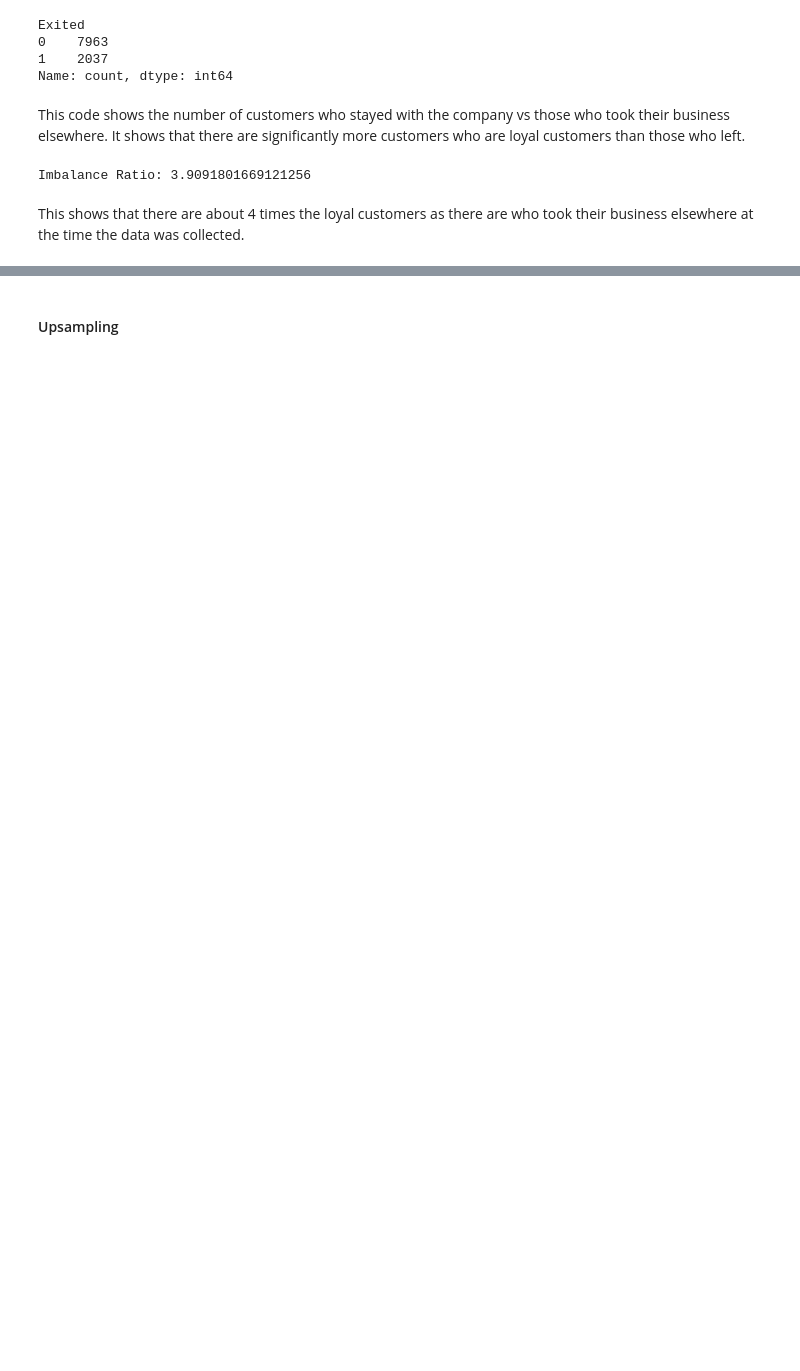
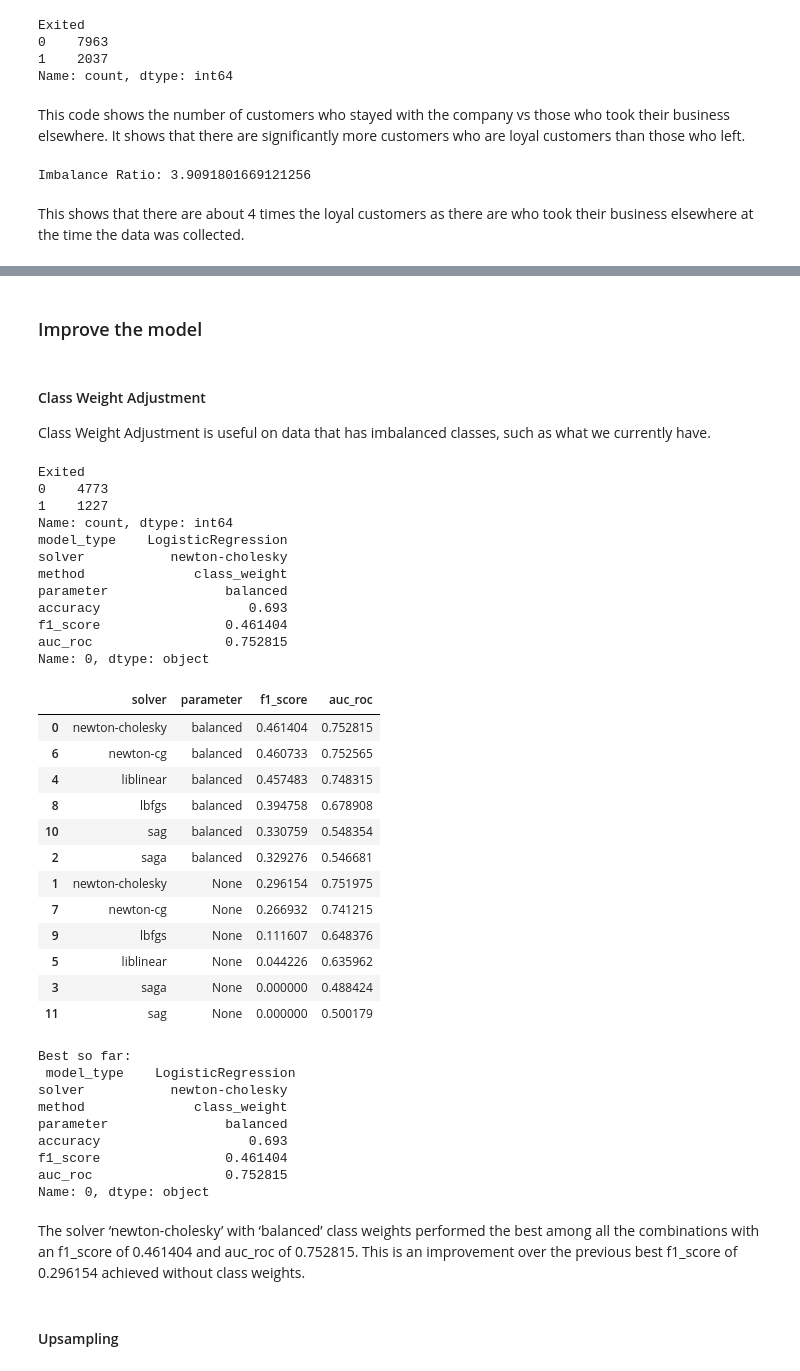
Before and after one commit to jestercruz/TripleTen-Projects, a Jupyter notebook: Sprint 8/beta_bank.ipynb, the cells around one changed output, grey strips where cells are left out. Saved outputs shown, nothing was run; the diff lists cells and outputs as text; code cells hidden in the pictures; blank space fills up the shorter version.

```diff
--- a/Sprint 8/beta_bank.ipynb
+++ b/Sprint 8/beta_bank.ipynb
@@ -168,7 +260,12 @@ We have the new dataframe that has the categories placed into separate columns.
 features = data.drop('Exited', axis=1)
 target = data['Exited']
 
-# Split the data into training and testing sets
-from sklearn.model_selection import train_test_split
-features_train, features_test, target_train, target_test = train_test_split(
-    features, target, test_size=0.2, random_state=42)
+# First, split the data into a training set (60% of the data) and a temp set (40%)
+features_train, features_temp, target_train, target_temp = train_test_split(
+    features, target, test_size=0.4, random_state=42)
+
+# Then, split the temp set into a validation set (50% of the temp)
+# and a testing set (50% of the temp)
+# This will result in a 20/20 split of the entire dataset for validation/testing
+features_valid, features_test, target_valid, target_test = train_test_split(
+    features_temp, target_temp, test_size=0.5, random_state=42)
@@ -191,3 +302,13 @@ print(f'Imbalance Ratio: {imbalance_ratio}')
 Imbalance Ratio: 3.9091801669121256
 # %% [markdown]
 This shows that there are about 4 times the loyal customers as there are who took their business elsewhere at the time the data was collected.
+# %%
+# Universal variables
+# Separate majority and minority classes
+features_zeros = features_train[target == 0]
+features_ones = features_train[target == 1]
+target_zeros = target_train[target == 0]
+target_ones = target_train[target == 1]
+
+# Create a dictionary of hyperparameters that will be used
+thresholds = np.arange(0, 1, 0.05)
@@ -193,0 +340,6 @@ This shows that there are about 4 times the loyal customers as there are who too
+# %%
+hyperparameters_lr = {
+    'solver': ['newton-cholesky', 'saga', 'liblinear', 'newton-cg', 'lbfgs', 'sag'],
+    'class_weight': ['balanced', None],
+    'thresholds': thresholds
+}
@@ -229,2 +494,53 @@ We will use upsampling and downsampling to improve our model.
+# %% [markdown]
+### Improve the model
+# %% [markdown]
+#### Class Weight Adjustment
+
+Class Weight Adjustment is useful on data that has imbalanced classes, such as what we currently have.
+# %%
+df_sorted = logistic_regression_experiment(method='class_weight')
+df_display = df_sorted[['solver', 'parameter', 'f1_score', 'auc_roc']]
+print(df_sorted.iloc[0])
+display(df_display)
+if df_sorted.iloc[0]['f1_score'] > best['f1_score']:
+    best = df_sorted.iloc[0]
+print('Best so far:\n', best)
+# %% [output]
+Exited
+0    4773
+1    1227
+Name: count, dtype: int64
+model_type    LogisticRegression
+solver           newton-cholesky
+method              class_weight
+parameter               balanced
+accuracy                   0.693
+f1_score                0.461404
+auc_roc                 0.752815
+Name: 0, dtype: object
+|  | solver | parameter | f1_score | auc_roc |
+| 0 | newton-cholesky | balanced | 0.461404 | 0.752815 |
+| 6 | newton-cg | balanced | 0.460733 | 0.752565 |
+| 4 | liblinear | balanced | 0.457483 | 0.748315 |
+| 8 | lbfgs | balanced | 0.394758 | 0.678908 |
+| 10 | sag | balanced | 0.330759 | 0.548354 |
+| 2 | saga | balanced | 0.329276 | 0.546681 |
+| 1 | newton-cholesky | None | 0.296154 | 0.751975 |
+| 7 | newton-cg | None | 0.266932 | 0.741215 |
+| 9 | lbfgs | None | 0.111607 | 0.648376 |
+| 5 | liblinear | None | 0.044226 | 0.635962 |
+| 3 | saga | None | 0.000000 | 0.488424 |
+| 11 | sag | None | 0.000000 | 0.500179 |
+Best so far:
+ model_type    LogisticRegression
+solver           newton-cholesky
+method              class_weight
+parameter               balanced
+accuracy                   0.693
+f1_score                0.461404
+auc_roc                 0.752815
+Name: 0, dtype: object
+# %% [markdown]
+The solver ‘newton-cholesky’ with ‘balanced’ class weights performed the best among all the combinations with an f1_score of 0.461404 and auc_roc of 0.752815. This is an improvement over the previous best f1_score of 0.296154 achieved without class weights.
 # %% [markdown]
 #### Upsampling
```
Also changed, not shown: parts of 106 cells of this notebook, 1 other file.
